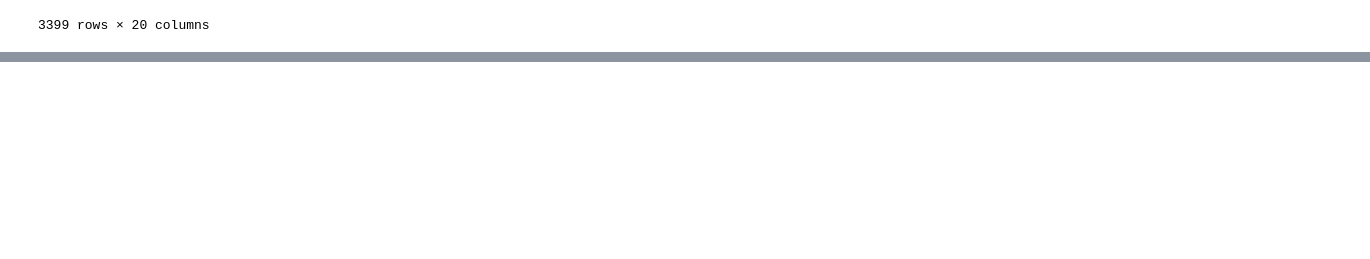
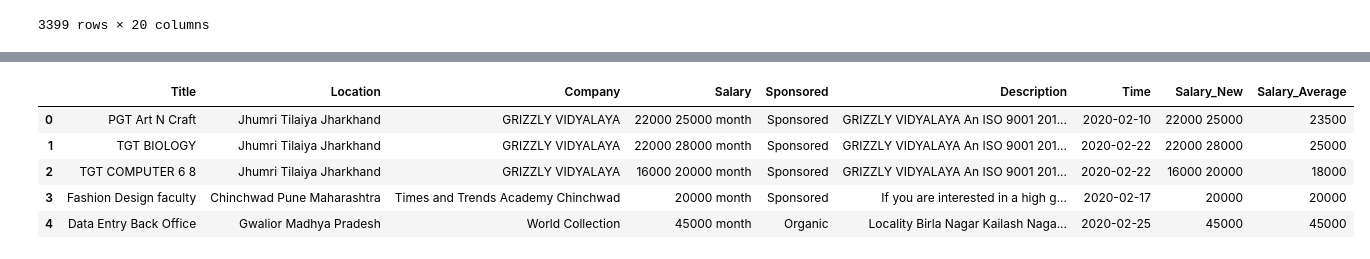
Before and after one commit to alvynabranches/Machine_Learning_With_Job_Data, a Jupyter notebook: try.ipynb, the cells around one changed output, grey strips where cells are left out. Saved outputs shown, nothing was run; the diff lists cells and outputs as text; code cells hidden in the pictures; blank space fills up the shorter version.

```diff
--- a/try.ipynb
+++ b/try.ipynb
@@ -76,0 +169,9 @@ preprocessing_fn(new_df)
+# %%
+df.head()
+# %% [output]
+|  | Title | Location | Company | Salary | Sponsored | Description | Time | Salary_New | Salary_Average |
+| 0 | PGT Art N Craft | Jhumri Tilaiya Jharkhand | GRIZZLY VIDYALAYA | 22000 25000 month | Sponsored | GRIZZLY VIDYALAYA An ISO 9001 201... | 2020-02-10 | 22000 25000 | 23500 |
+| 1 | TGT BIOLOGY | Jhumri Tilaiya Jharkhand | GRIZZLY VIDYALAYA | 22000 28000 month | Sponsored | GRIZZLY VIDYALAYA An ISO 9001 201... | 2020-02-22 | 22000 28000 | 25000 |
+| 2 | TGT COMPUTER 6 8 | Jhumri Tilaiya Jharkhand | GRIZZLY VIDYALAYA | 16000 20000 month | Sponsored | GRIZZLY VIDYALAYA An ISO 9001 201... | 2020-02-22 | 16000 20000 | 18000 |
+| 3 | Fashion Design faculty | Chinchwad Pune Maharashtra | Times and Trends Academy Chinchwad | 20000 month | Sponsored | If you are interested in a high g... | 2020-02-17 | 20000 | 20000 |
+| 4 | Data Entry Back Office | Gwalior Madhya Pradesh | World Collection | 45000 month | Organic | Locality Birla Nagar Kailash Naga... | 2020-02-25 | 45000 | 45000 |
```
Also changed, not shown: parts of 26 cells of this notebook, 18 other files.
